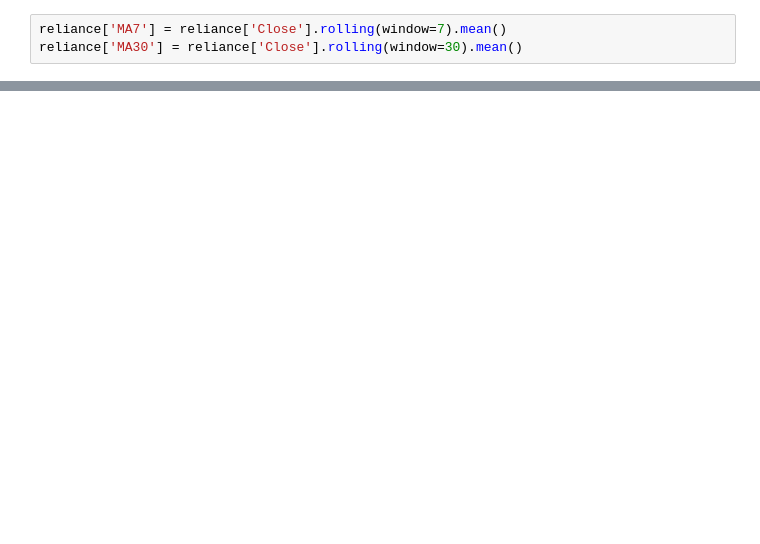
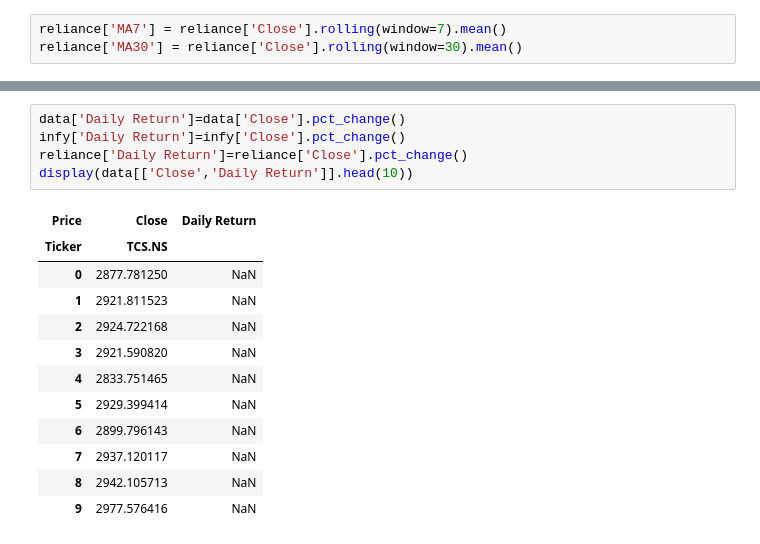
Before and after one commit to Manjunath-Kurubar/stock-market-data-analysis, a Jupyter notebook: Stock_Market_Analysis.ipynb, the cells around one changed output, grey strips where cells are left out. Cells and saved outputs as stored; diff of their text form; blank space fills up the shorter version.

Commit message:
Added daily returns and volatility, fixed MultiIndex columns

```diff
--- a/Stock_Market_Analysis.ipynb
+++ b/Stock_Market_Analysis.ipynb
@@ -218,0 +231,18 @@ reliance[['Close','MA7','MA30']].head(35)
+# %%
+data['Daily Return']=data['Close'].pct_change()
+infy['Daily Return']=infy['Close'].pct_change()
+reliance['Daily Return']=reliance['Close'].pct_change()
+display(data[['Close','Daily Return']].head(10))
+# %% [output]
+| Price | Close | Daily Return |
+| Ticker | TCS.NS |  |
+| 0 | 2877.781250 | NaN |
+| 1 | 2921.811523 | NaN |
+| 2 | 2924.722168 | NaN |
+| 3 | 2921.590820 | NaN |
+| 4 | 2833.751465 | NaN |
+| 5 | 2929.399414 | NaN |
+| 6 | 2899.796143 | NaN |
+| 7 | 2937.120117 | NaN |
+| 8 | 2942.105713 | NaN |
+| 9 | 2977.576416 | NaN |
```
Also changed, not shown: parts of 16 cells of this notebook.
